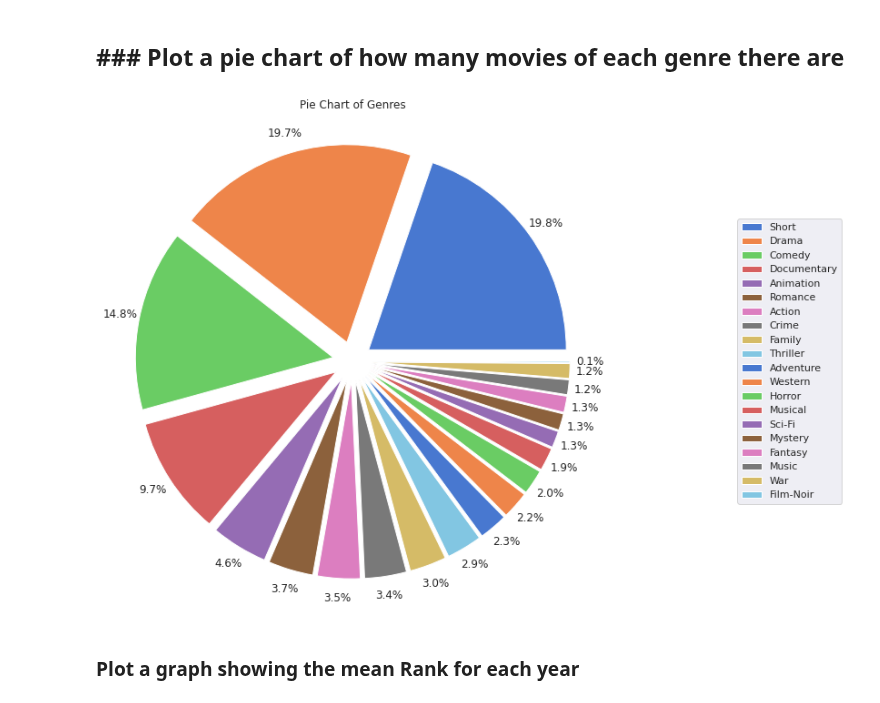
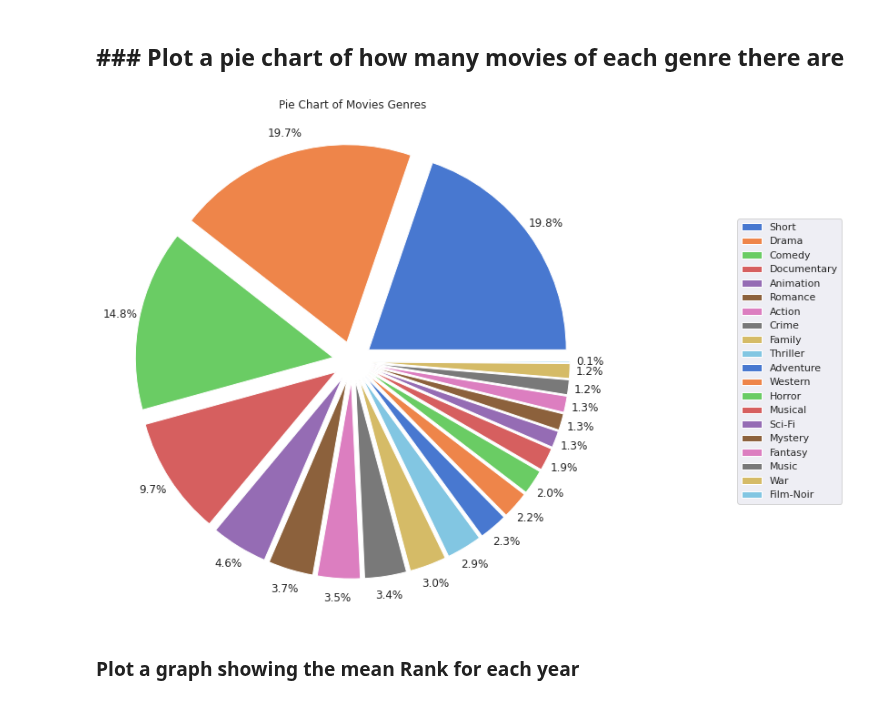
Before and after one commit to bjentwistle/PythonFundamentals, a Jupyter notebook: Projects/Final_Movies_Project.ipynb, the cells around one changed output. Saved outputs shown, nothing was run; the diff lists cells and outputs as text; code cells hidden in the pictures.

```diff
--- a/Projects/Final_Movies_Project.ipynb
+++ b/Projects/Final_Movies_Project.ipynb
@@ -162,7 +162,7 @@ memory usage: 6.1+ MB
 # %%
 #Using the full dataframe to get numbers of films per genre (there are overlaps as one film has many genres)
 #Hence why drop duplicates (name)is used further down.
-genres = df["genre"].value_counts()
+genres = movies_df["genre"].value_counts()
 
 print(genres)
 # %% [output]
@@ -246,18 +246,18 @@ bar_plot.set_ylabel("Mean Rank");
 # %%
 #Plot a Pie chart of genres of films and their percentages.
 
 count_by_genre = df_cleaned.groupby('genre')['rank'].count()
 count_by_genre = count_by_genre.sort_values( ascending = False)
 colors = sns.color_palette('muted')
 labels = genres.keys()
 sns.set(rc={'figure.figsize':(10,10)})
 explode = (0.1,0.1,0.1,0.1,0.1,0.1,0.1,0.1,0.1,0.1,0.1,0.1,0.1,0.1,0.1,0.1,0.1,0.1,0.1,0.1)
 plt.pie(genres, colors = colors, pctdistance=1.1, labeldistance=1.2, explode = explode, autopct='%1.1f%%')
-plt.title("Pie Chart of Genres")
+plt.title("Pie Chart of Movies Genres")
 plt.legend(labels, bbox_to_anchor=(1.5,0.5), loc="right")
 plt.show()
 # %% [output]
-[figure, old version]
+[figure, new version]
 # %% [markdown]
 ### Plot a graph showing the mean Rank for each year
 # %%
```
Also changed, not shown: parts of 8 cells of this notebook.
